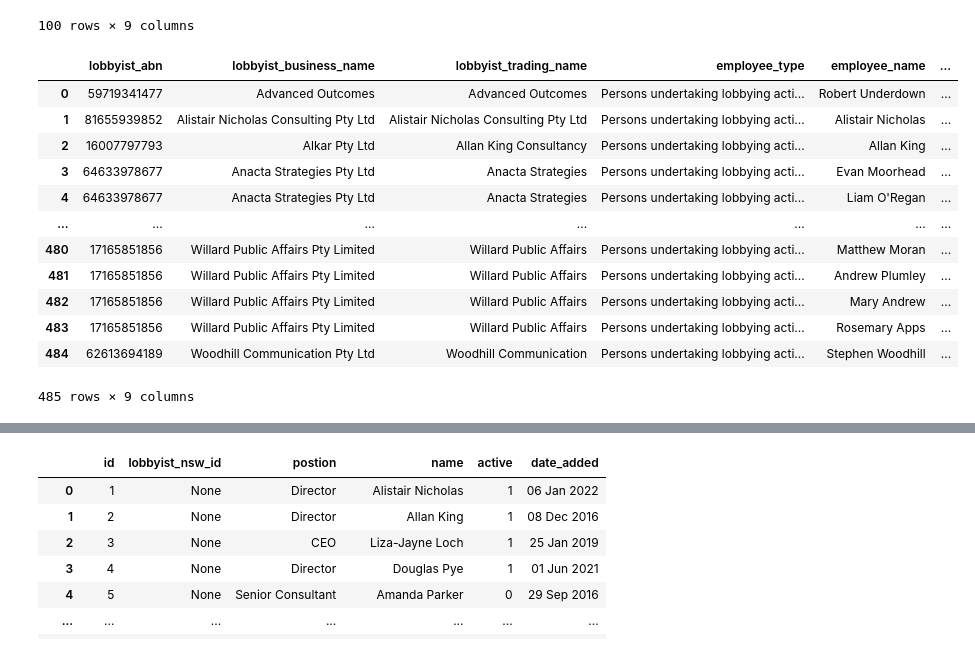
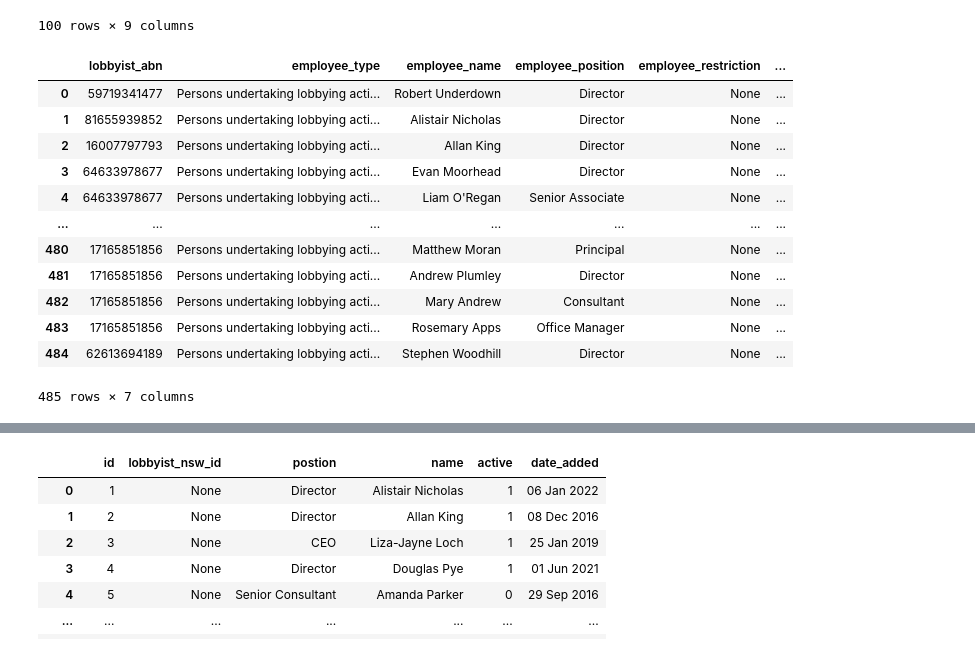
Before and after one commit to sjeruto/ARDC-Project, a Jupyter notebook: notebooks/mg_workbook.ipynb, the cells around one changed output, grey strips where cells are left out. Drawn from its saved outputs; the diff is of its cells as text; code cells hidden in the pictures.

```diff
--- a/notebooks/mg_workbook.ipynb
+++ b/notebooks/mg_workbook.ipynb
@@ -34,23 +34,24 @@ lobbyists_df
 # %%
 employees_df = pd.read_excel('../Lobbyist Export.xls', 'Employees')
 employees_df.columns = employees_df.columns.str.replace(' ', '_')
 employees_df.columns = employees_df.columns.str.lower()
 employees_df.lobbyist_abn = pd.to_numeric(employees_df.lobbyist_abn.str.replace(' ', ''))
+employees_df = employees_df[[c for c in employees_df.columns if c not in ['lobbyist_business_name', 'lobbyist_trading_name']]]
 employees_df
 # %% [output]
-|  | lobbyist_abn | lobbyist_business_name | lobbyist_trading_name | employee_type | employee_name | ... |
-| 0 | 59719341477 | Advanced Outcomes | Advanced Outcomes | Persons undertaking lobbying acti... | Robert Underdown | ... |
-| 1 | 81655939852 | Alistair Nicholas Consulting Pty Ltd | Alistair Nicholas Consulting Pty Ltd | Persons undertaking lobbying acti... | Alistair Nicholas | ... |
-| 2 | 16007797793 | Alkar Pty Ltd | Allan King Consultancy | Persons undertaking lobbying acti... | Allan King | ... |
-| 3 | 64633978677 | Anacta Strategies Pty Ltd | Anacta Strategies | Persons undertaking lobbying acti... | Evan Moorhead | ... |
-| 4 | 64633978677 | Anacta Strategies Pty Ltd | Anacta Strategies | Persons undertaking lobbying acti... | Liam O'Regan | ... |
+|  | lobbyist_abn | employee_type | employee_name | employee_position | employee_restriction | ... |
+| 0 | 59719341477 | Persons undertaking lobbying acti... | Robert Underdown | Director | None | ... |
+| 1 | 81655939852 | Persons undertaking lobbying acti... | Alistair Nicholas | Director | None | ... |
+| 2 | 16007797793 | Persons undertaking lobbying acti... | Allan King | Director | None | ... |
+| 3 | 64633978677 | Persons undertaking lobbying acti... | Evan Moorhead | Director | None | ... |
+| 4 | 64633978677 | Persons undertaking lobbying acti... | Liam O'Regan | Senior Associate | None | ... |
 | ... | ... | ... | ... | ... | ... | ... |
-| 480 | 17165851856 | Willard Public Affairs Pty Limited | Willard Public Affairs | Persons undertaking lobbying acti... | Matthew Moran | ... |
-| 481 | 17165851856 | Willard Public Affairs Pty Limited | Willard Public Affairs | Persons undertaking lobbying acti... | Andrew Plumley | ... |
-| 482 | 17165851856 | Willard Public Affairs Pty Limited | Willard Public Affairs | Persons undertaking lobbying acti... | Mary Andrew | ... |
-| 483 | 17165851856 | Willard Public Affairs Pty Limited | Willard Public Affairs | Persons undertaking lobbying acti... | Rosemary Apps | ... |
-| 484 | 62613694189 | Woodhill Communication Pty Ltd | Woodhill Communication | Persons undertaking lobbying acti... | Stephen Woodhill | ... |
+| 480 | 17165851856 | Persons undertaking lobbying acti... | Matthew Moran | Principal | None | ... |
+| 481 | 17165851856 | Persons undertaking lobbying acti... | Andrew Plumley | Director | None | ... |
+| 482 | 17165851856 | Persons undertaking lobbying acti... | Mary Andrew | Consultant | None | ... |
+| 483 | 17165851856 | Persons undertaking lobbying acti... | Rosemary Apps | Office Manager | None | ... |
+| 484 | 62613694189 | Persons undertaking lobbying acti... | Stephen Woodhill | Director | None | ... |
-485 rows × 9 columns
+485 rows × 7 columns
 # %%
 clients_df = pd.read_excel('../Lobbyist Export.xls', 'Clients')
 clients_df.columns = clients_df.columns.str.replace(' ', '_')
```
Also changed, not shown: parts of 7 cells of this notebook, 3 other files.
